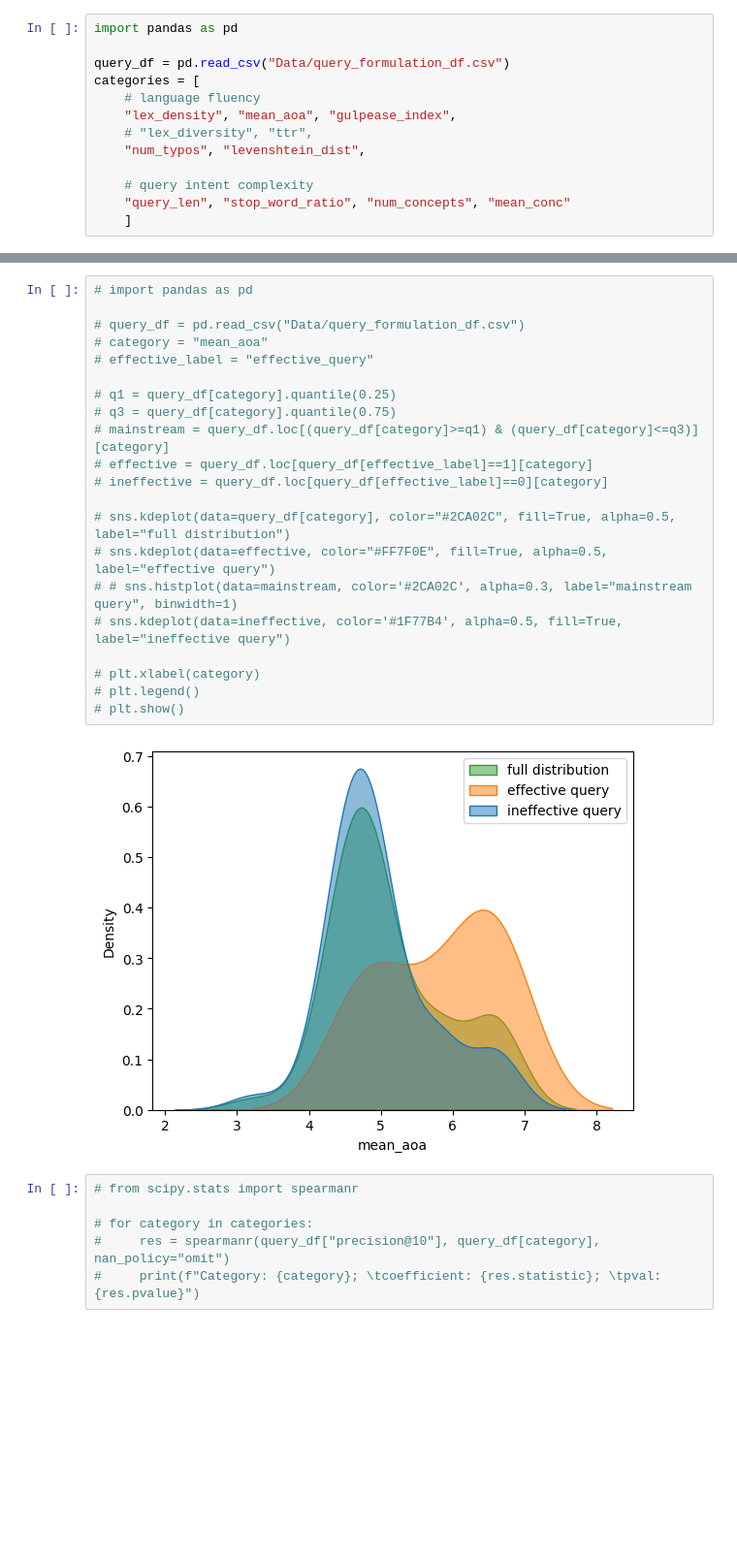
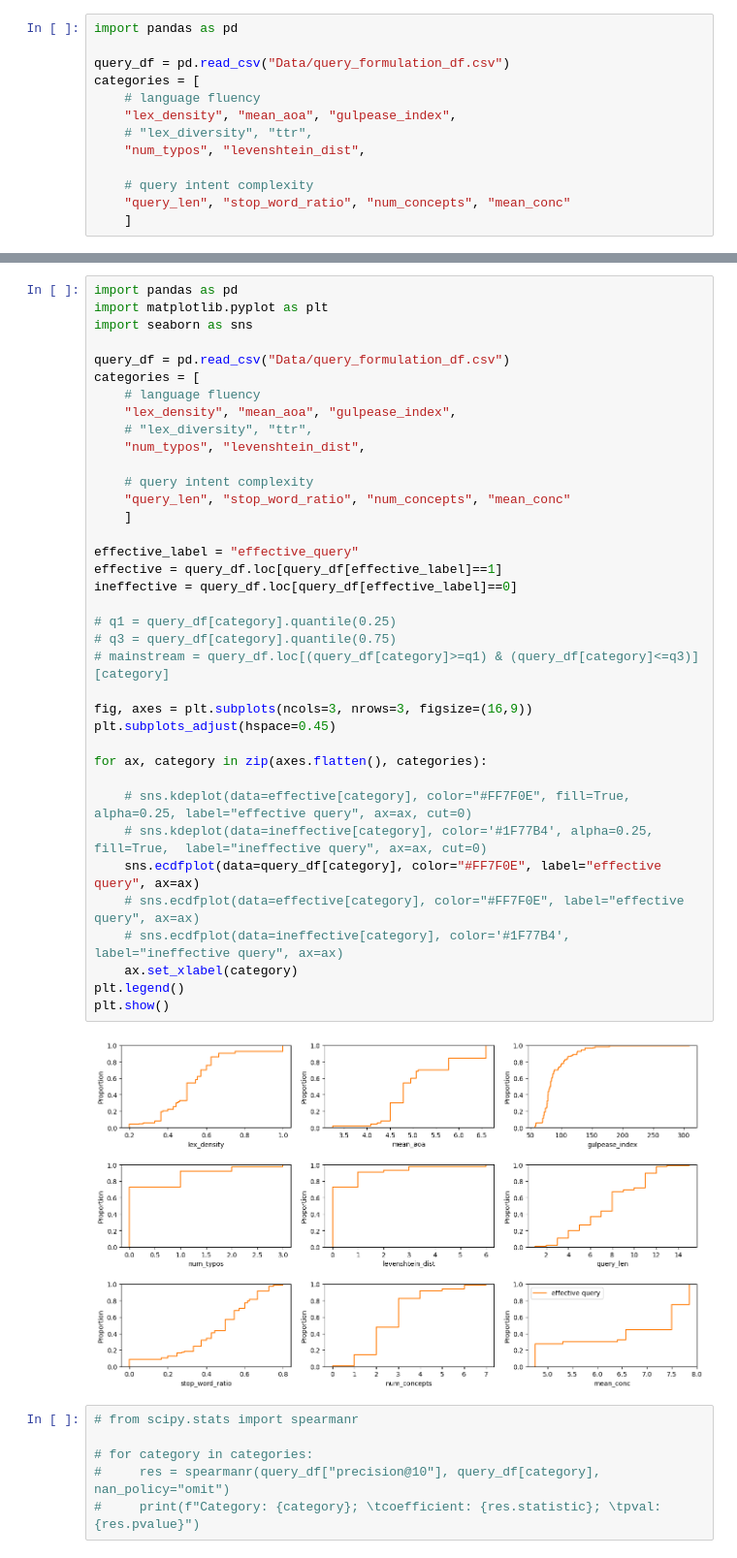
Before and after one commit to SOLandChildren/CHIIR27_LogAnalysis, a Jupyter notebook: query_formulation.ipynb, the cells around one changed output, grey strips where cells are left out. Shown at 97% size. Drawn from its saved outputs; the diff is of its cells as text; blank space fills up the shorter version.

Commit message:
Visualisations done for RQ2, making prettier labels left

```diff
--- a/query_formulation.ipynb
+++ b/query_formulation.ipynb
@@ -249,26 +232,42 @@ plot_characteristic_distribution(df=query_df, search_stage="query_formulation",
 # %%
-# import pandas as pd
+import pandas as pd
+import matplotlib.pyplot as plt
+import seaborn as sns
 
-# query_df = pd.read_csv("Data/query_formulation_df.csv")
-# category = "mean_aoa"
-# effective_label = "effective_query"
+query_df = pd.read_csv("Data/query_formulation_df.csv")
+categories = [
+    # language fluency
+    "lex_density", "mean_aoa", "gulpease_index",
+    # "lex_diversity", "ttr",
+    "num_typos", "levenshtein_dist",
+
+    # query intent complexity
+    "query_len", "stop_word_ratio", "num_concepts", "mean_conc"
+    ]
+
+effective_label = "effective_query"
+effective = query_df.loc[query_df[effective_label]==1]
+ineffective = query_df.loc[query_df[effective_label]==0]
 
 # q1 = query_df[category].quantile(0.25)
 # q3 = query_df[category].quantile(0.75)
 # mainstream = query_df.loc[(query_df[category]>=q1) & (query_df[category]<=q3)][category]
-# effective = query_df.loc[query_df[effective_label]==1][category]
-# ineffective = query_df.loc[query_df[effective_label]==0][category]
 
-# sns.kdeplot(data=query_df[category], color="#2CA02C", fill=True, alpha=0.5, label="full distribution")
-# sns.kdeplot(data=effective, color="#FF7F0E", fill=True, alpha=0.5, label="effective query")
-# # sns.histplot(data=mainstream, color='#2CA02C', alpha=0.3, label="mainstream query", binwidth=1)
-# sns.kdeplot(data=ineffective, color='#1F77B4', alpha=0.5, fill=True,  label="ineffective query")
+fig, axes = plt.subplots(ncols=3, nrows=3, figsize=(16,9))
+plt.subplots_adjust(hspace=0.45)
 
-# plt.xlabel(category)
-# plt.legend()
-# plt.show()
+for ax, category in zip(axes.flatten(), categories):
+
+    # sns.kdeplot(data=effective[category], color="#FF7F0E", fill=True, alpha=0.25, label="effective query", ax=ax, cut=0)
+    # sns.kdeplot(data=ineffective[category], color='#1F77B4', alpha=0.25, fill=True,  label="ineffective query", ax=ax, cut=0)
+    sns.ecdfplot(data=query_df[category], color="#FF7F0E", label="effective query", ax=ax)
+    # sns.ecdfplot(data=effective[category], color="#FF7F0E", label="effective query", ax=ax)
+    # sns.ecdfplot(data=ineffective[category], color='#1F77B4', label="ineffective query", ax=ax)
+    ax.set_xlabel(category)
+plt.legend()
+plt.show()
 # %% [output]
-[figure, old version]
+[figure, new version]
 # %%
 # from scipy.stats import spearmanr
 
```
Also changed, not shown: parts of 6 cells of this notebook, 15 other files.
